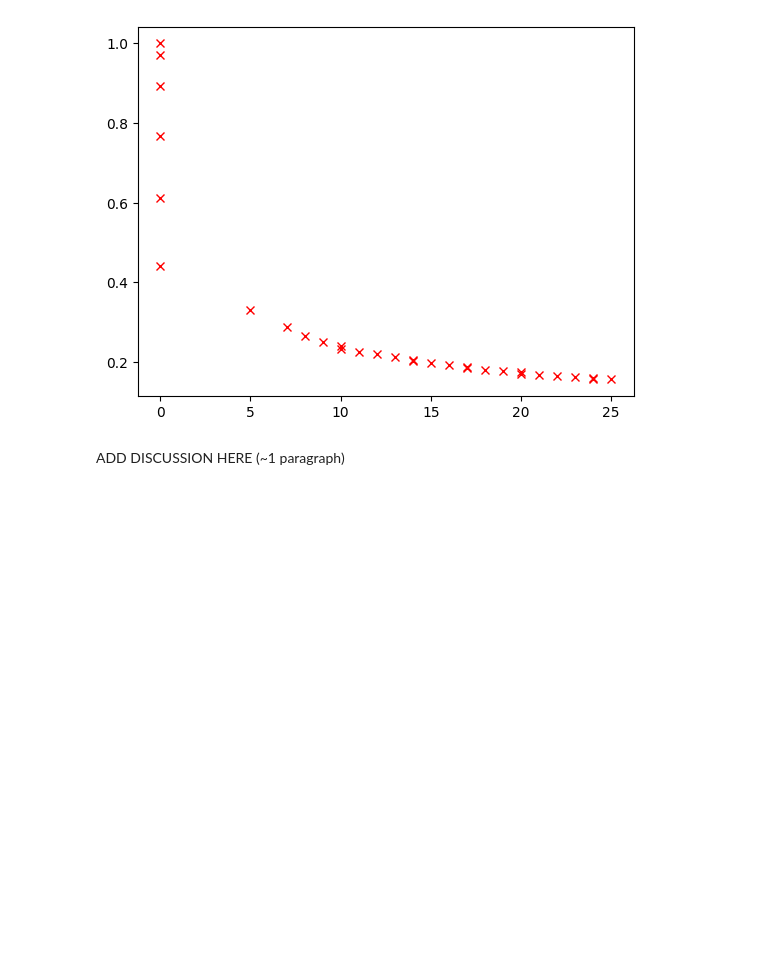
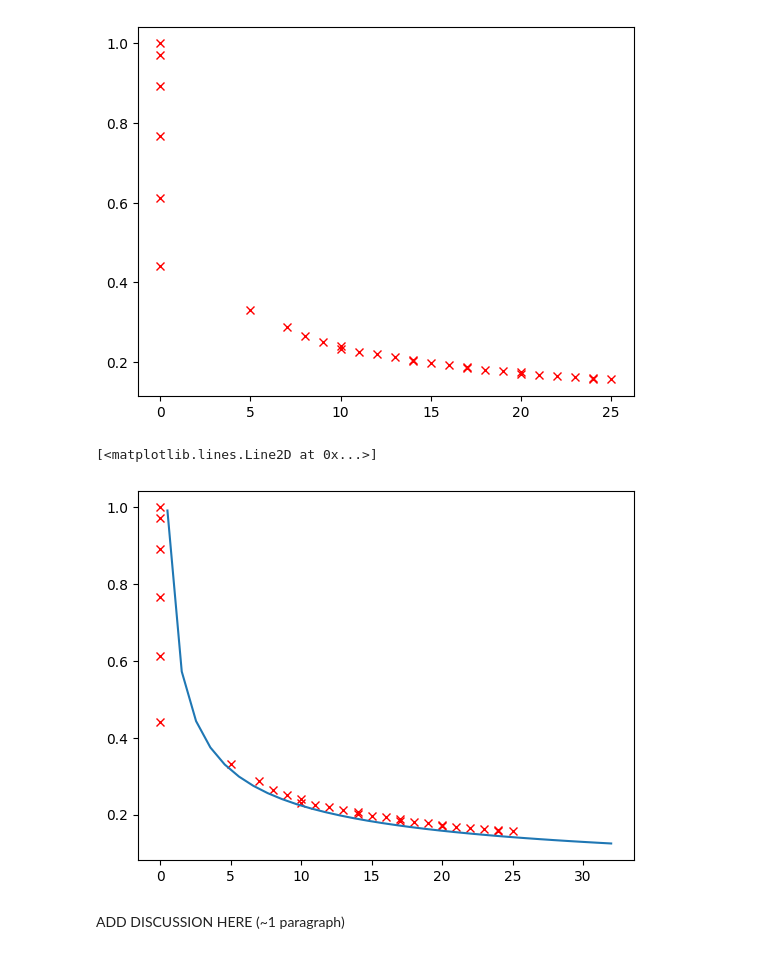
Before and after one commit to AnnabelHall/QCES_LNM, a Jupyter notebook: Project3_tsunami.ipynb, the cells around one changed output. Drawn from its saved outputs; the diff is of its cells as text; code cells hidden in the pictures; blank space fills up the shorter version.

```diff
--- a/Project3_tsunami.ipynb
+++ b/Project3_tsunami.ipynb
@@ -510,2 +501,11 @@ This is because
 # %%
 # trying out different initial conditions
+# %%
+# plotting my prediction
+
+#wtf is A0
+r = np.linspace(-32,32,64)
+
+my_A0 = np.max(h_slice,axis=1)
+
+plt.plot(r, my_A0/abs(np.sqrt(r)))
@@ -529,6 +531,13 @@ plt.plot(y_max,h_max, 'rx')
 # %% [output]
 [<matplotlib.lines.Line2D at 0x...>]
 [figure]
+# %%
+from math import sqrt
+plt.plot(y_max,h_max, 'rx')
+plt.plot(r, np.sqrt(1/2)/abs(np.sqrt(r)))
+# %% [output]
+[<matplotlib.lines.Line2D at 0x...>]
+[figure, added]
 # %% [markdown]
 ADD DISCUSSION HERE (~1 paragraph)
 # %% [markdown]
```
Also changed, not shown: parts of 11 cells of this notebook.
